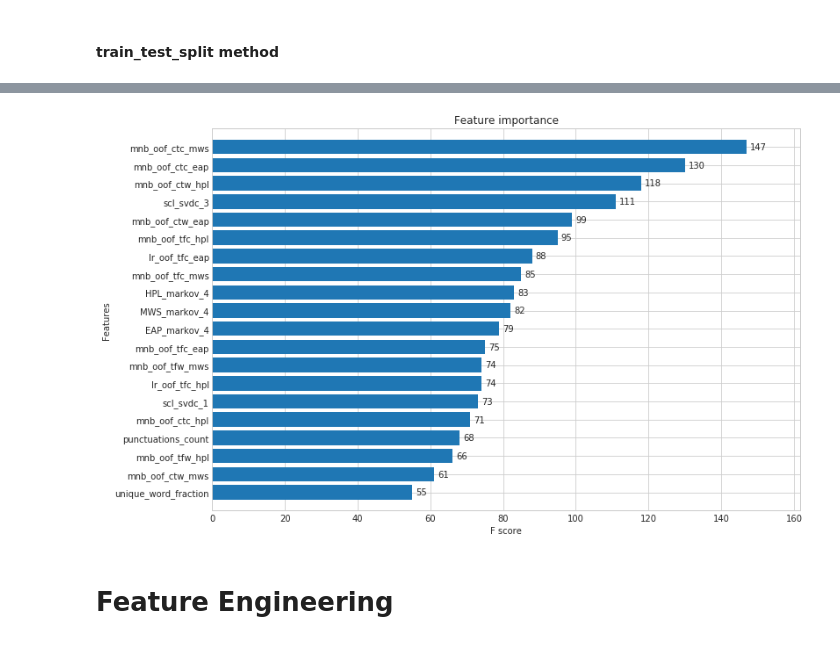
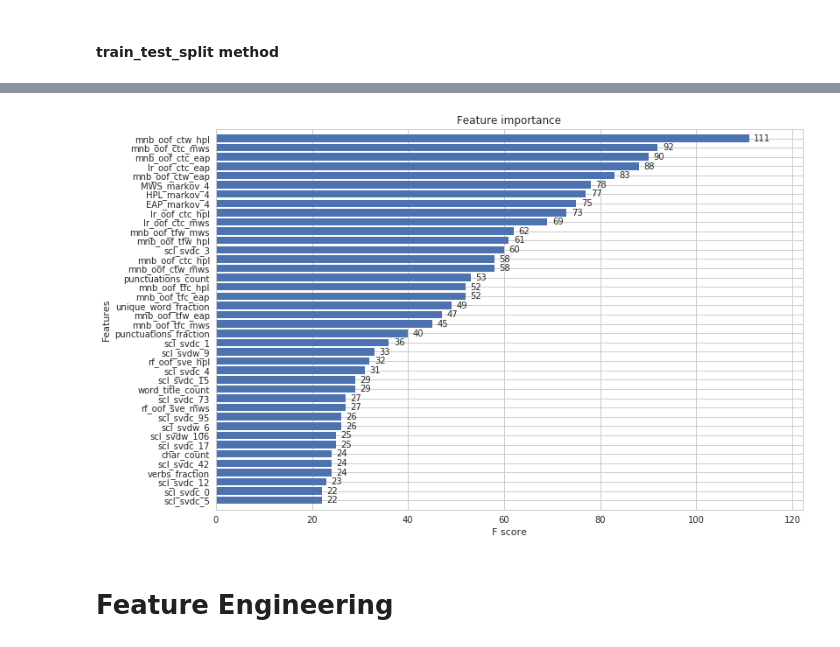
Before and after one commit to GuidoPaul/KaggleCompetitions, a Jupyter notebook: Spooky_Author_Identification/src/main3.ipynb, the cells around one changed output, grey strips where cells are left out. Saved outputs shown, nothing was run; the diff lists cells and outputs as text; code cells hidden in the pictures.

```diff
--- a/Spooky_Author_Identification/src/main3.ipynb
+++ b/Spooky_Author_Identification/src/main3.ipynb
@@ -1277,3 +1365,16 @@ Mean cv score: 0.7615495110092697
+# %%
+# add the predictions as new features
+columns = ['lr_oof_sve_eap', 'lr_oof_sve_hpl', 'lr_oof_sve_mws']
+train = pd.concat([train, pd.DataFrame(lr_oof_sve_train, index=train.index, columns=columns)], axis=1)
+test = pd.concat([test, pd.DataFrame(lr_oof_sve_test, index=test.index, columns=columns)], axis=1)
+
+#columns = ['mnb_oof_sve_eap', 'mnb_oof_sve_hpl', 'mnb_oof_sve_mws']
+#train = pd.concat([train, pd.DataFrame(mnb_oof_sve_train, index=train.index, columns=columns)], axis=1)
+#test = pd.concat([test, pd.DataFrame(mnb_oof_sve_test, index=test.index, columns=columns)], axis=1)
+
+columns = ['rf_oof_sve_eap', 'rf_oof_sve_hpl', 'rf_oof_sve_mws']
+train = pd.concat([train, pd.DataFrame(rf_oof_sve_train, index=train.index, columns=columns)], axis=1)
+test = pd.concat([test, pd.DataFrame(rf_oof_sve_test, index=test.index, columns=columns)], axis=1)
 # %% [markdown]
 ### Confusion matrix
 # %%
@@ -1296,0 +1438,9 @@ Confusion matrix, without normalization
+# %%
+#score = loaded_model.evaluate(xvalid_pad, yvalid, verbose=0)
+#print('Test loss: {}'.format(score[0]))
+#print('Test accuracy: {}'.format(score[1]))
+
+lstm_train = loaded_model.predict(xtrain_pad, batch_size=256)
+lstm_test = loaded_model.predict(xtest_pad, batch_size=256)
+
+lstm_train[:10]
@@ -1296,0 +1458,9 @@ Confusion matrix, without normalization
+# %%
+#score = loaded_model2.evaluate(xvalid_pad, yvalid, verbose=0)
+#print('Test loss: {}'.format(score[0]))
+#print('Test accuracy: {}'.format(score[1]))
+
+gru_train = loaded_model2.predict(xtrain_pad, batch_size=256)
+gru_test = loaded_model2.predict(xtest_pad, batch_size=256)
+
+gru_train[:10]
@@ -1297,3 +1478,11 @@ Confusion matrix, without normalization
+# %%
+columns = ['lstm_eap', 'lstm_hpl', 'lstm_mws']
+train = pd.concat([train, pd.DataFrame(lstm_train, columns=columns)], axis=1)
+test = pd.concat([test, pd.DataFrame(lstm_test, columns=columns)], axis=1)
+
+columns = ['gru_eap', 'gru_hpl', 'gru_mws']
+train = pd.concat([train, pd.DataFrame(gru_train, columns=columns)], axis=1)
+test = pd.concat([test, pd.DataFrame(gru_test, columns=columns)], axis=1)
 # %% [markdown]
 ### First-level output as new features
 # %% [markdown]
@@ -1425,14 +1610,14 @@ out_df.to_csv("../result/submission-20171130-03.csv", index=False)
 # %%
 fig, ax = plt.subplots(figsize=(12, 8))
 xgb.plot_importance(
     dict(
         sorted(model_2.get_fscore().items(), reverse=True, key=lambda x: x[1])
-        [:20]),
+        [:40]),
     ax=ax,
     height=0.8)
 plt.show()
 # %% [output]
-[figure, old version]
+[figure, new version]
 # %% [markdown]
 # Feature Engineering
 # %% [markdown]
```
Also changed, not shown: parts of 47 cells of this notebook, 1 other file.
